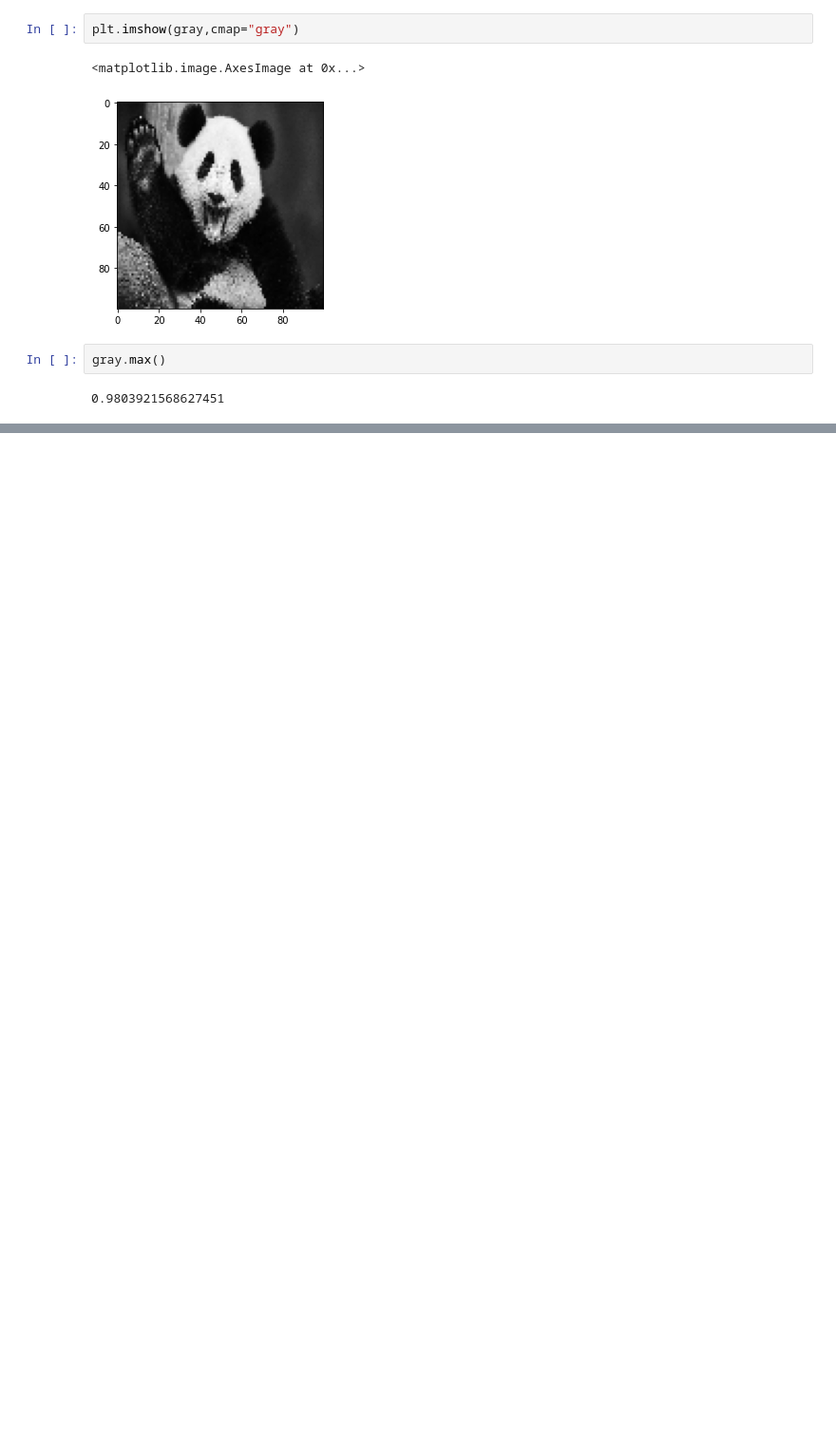
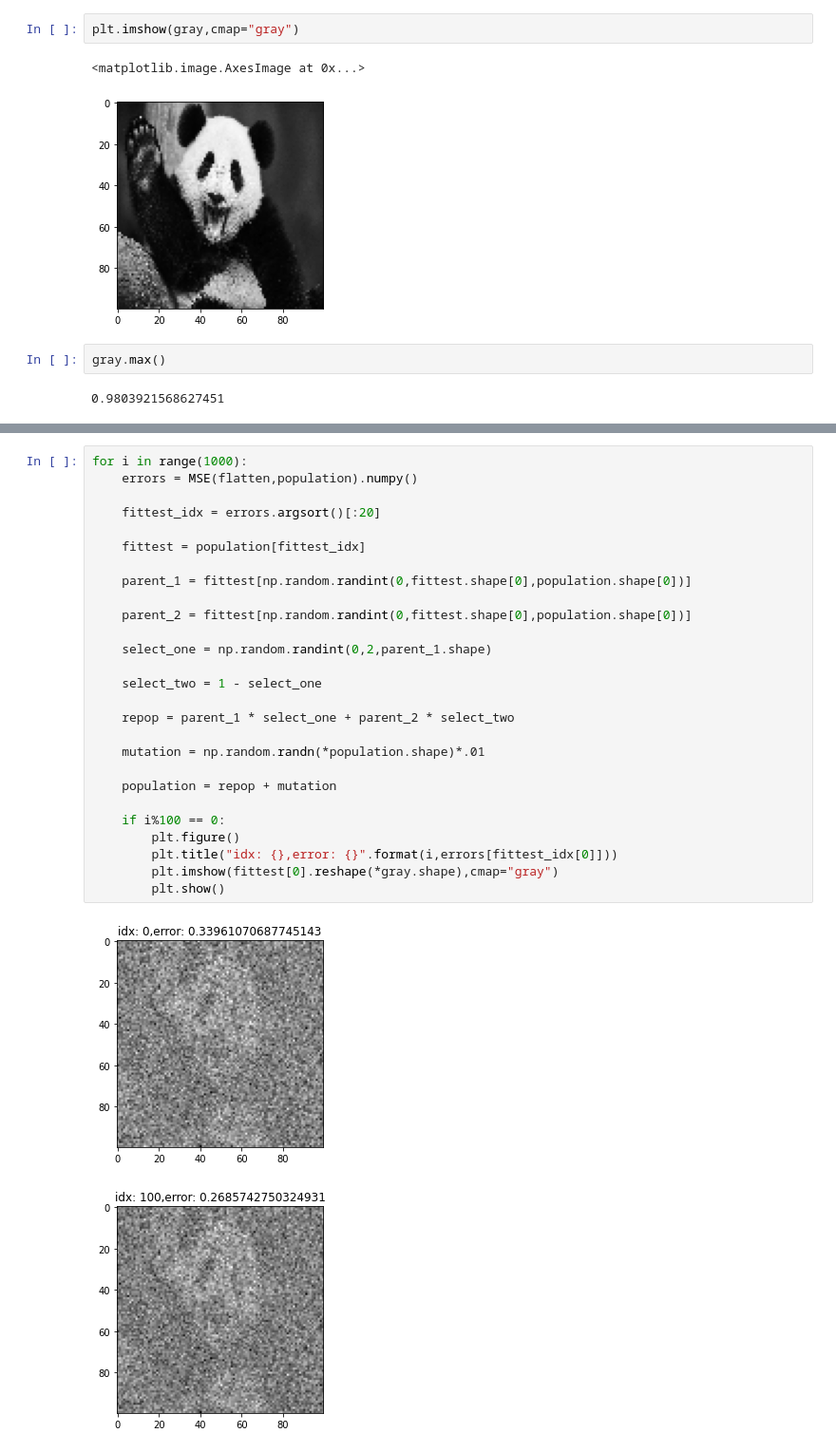
Before and after one commit to swiftlysingh/Learning-Data-Science, a Jupyter notebook: Session-32/Genetic Algo.ipynb, the cells around one changed output, grey strips where cells are left out. Shown: that part at 95% size. Drawn from its saved outputs; the diff is of its cells as text; blank space fills up the shorter version.

```diff
--- a/Session-32/Genetic Algo.ipynb
+++ b/Session-32/Genetic Algo.ipynb
@@ -35,0 +40,30 @@ plt.imshow(population[1],cmap="gray")
+# %%
+for i in range(1000):
+    errors = MSE(flatten,population).numpy()
+
+    fittest_idx = errors.argsort()[:20]
+
+    fittest = population[fittest_idx]
+
+    parent_1 = fittest[np.random.randint(0,fittest.shape[0],population.shape[0])]
+
+    parent_2 = fittest[np.random.randint(0,fittest.shape[0],population.shape[0])]
+
+    select_one = np.random.randint(0,2,parent_1.shape)
+
+    select_two = 1 - select_one
+
+    repop = parent_1 * select_one + parent_2 * select_two
+
+    mutation = np.random.randn(*population.shape)*.01
+
+    population = repop + mutation
+
+    if i%100 == 0:
+        plt.figure()
+        plt.title("idx: {},error: {}".format(i,errors[fittest_idx[0]]))
+        plt.imshow(fittest[0].reshape(*gray.shape),cmap="gray")
+        plt.show()
+# %% [output]
+[figure, added]
+[figure, added]
```
Also changed, not shown: parts of 6 cells of this notebook, 1 other file.
